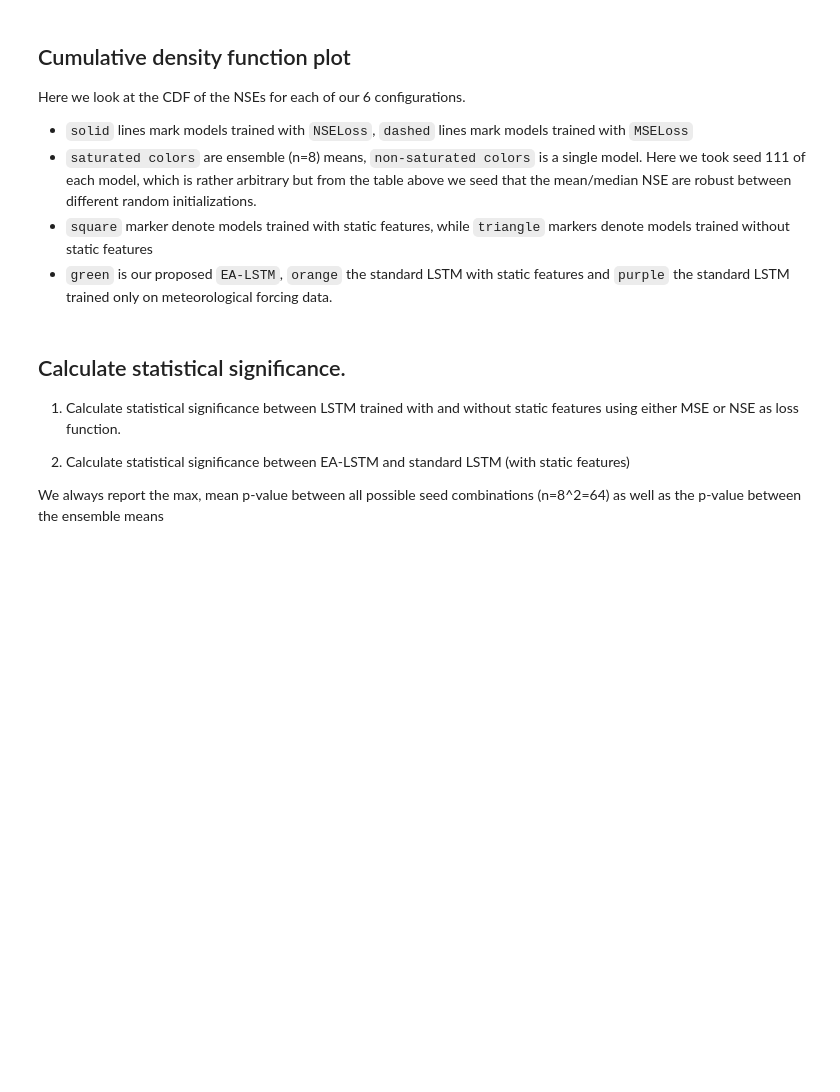
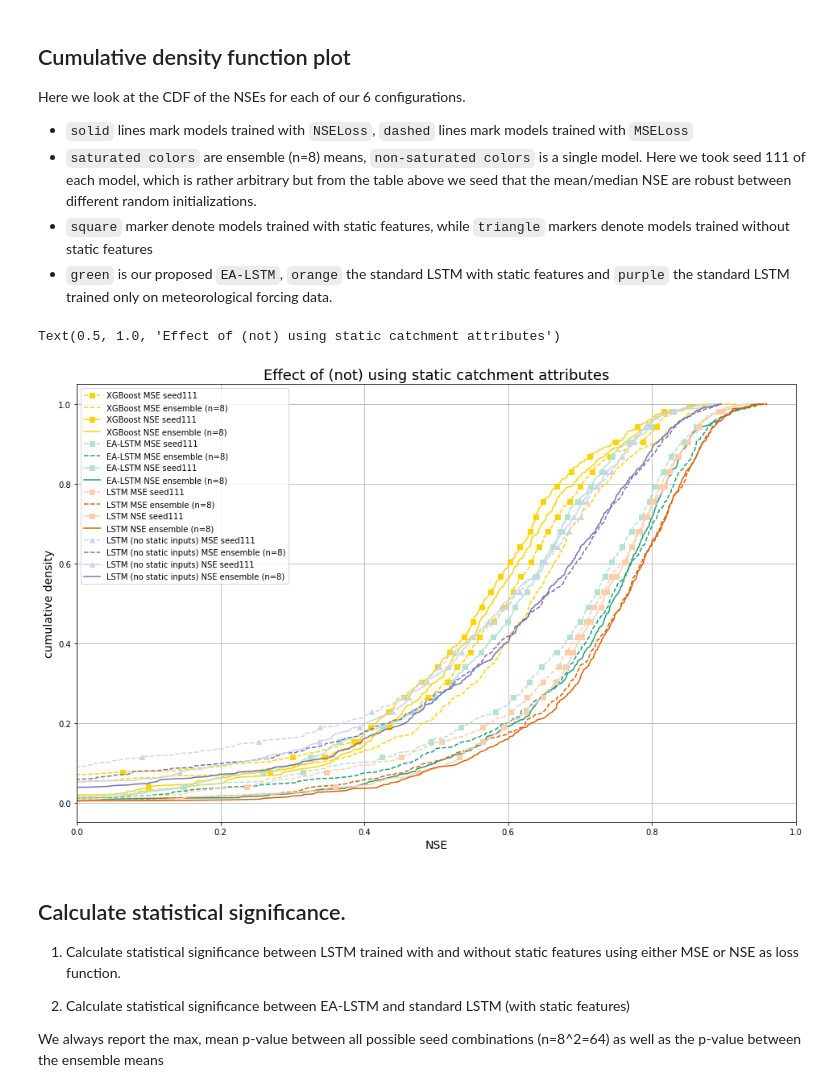
Before and after one commit to gauchm/ealstm_regional_modeling, a Jupyter notebook: notebooks/performance.ipynb, the cells around one changed output. Cells and saved outputs as stored; diff of their text form; code cells hidden in the pictures; blank space fills up the shorter version.

```diff
--- a/notebooks/performance.ipynb
+++ b/notebooks/performance.ipynb
@@ -16,7 +16,7 @@ If you want to run this notebook locally and reproduce the figures of our paper
 #### Adapt the lines below according to your local system
 # %%
 # Needed if no precomputed results are used. Main directory containing all runs
-BASE_RUN_DIR = "/home/mgauch/ealstm_regional_modeling/runs/"
+BASE_RUN_DIR = "/home/mgauch/ealstm_regional_modeling/runs/evaluate/"
 
 # Path to the benchmark model folders containing the basin netCDF files
 BENCHMARK_DIR = "/home/mgauch/ealstm_regional_modeling/data/netcdf/"
@@ -141,33 +167,38 @@ Here we look at the CDF of the NSEs for each of our 6 configurations.
 fig, ax = plt.subplots(figsize=(16,10))
 
 for model_type, models in all_metrics["NSE"].items():
     if 'lstm' in model_type or 'xgboost' in model_type:
         # single seed
+        if len(models.keys()) == 1:
+            continue
         values = list(models['seed111'].values())
         bin_, cdf_ = ecdf(values)
         ax.plot(bin_,
                 cdf_,
                 label=f"{model_draw_style[model_type]['label']} seed111",
                 color=model_draw_style[model_type]["single_color"],
                 marker=model_draw_style[model_type]['marker'],
                 markevery=20,
                 linestyle=model_draw_style[model_type]['linestyle'])
 
         # ensemble seed
         values = list(models['ensemble'].values())
         bin_, cdf_ = ecdf(values)
         ax.plot(bin_,
                 cdf_,
                 label=f"{model_draw_style[model_type]['label']} ensemble (n=8)",
                 color=model_draw_style[model_type]['ensemble_color'],
                 linestyle=model_draw_style[model_type]['linestyle'])
 
 ax.set_xlim(0, 1)
 ax.grid(True)
 ax.legend(loc='upper left')
 ax.set_xlabel('NSE', fontsize=14)
 ax.set_ylabel('cumulative density', fontsize=14)
 ax.set_title("Effect of (not) using static catchment attributes", fontsize=18)
+# %% [output]
+Text(0.5, 1.0, 'Effect of (not) using static catchment attributes')
+[figure, added]
 # %% [markdown]
 ## Calculate statistical significance.
 
```
Also changed, not shown: parts of 10 cells of this notebook, 1 other file.
